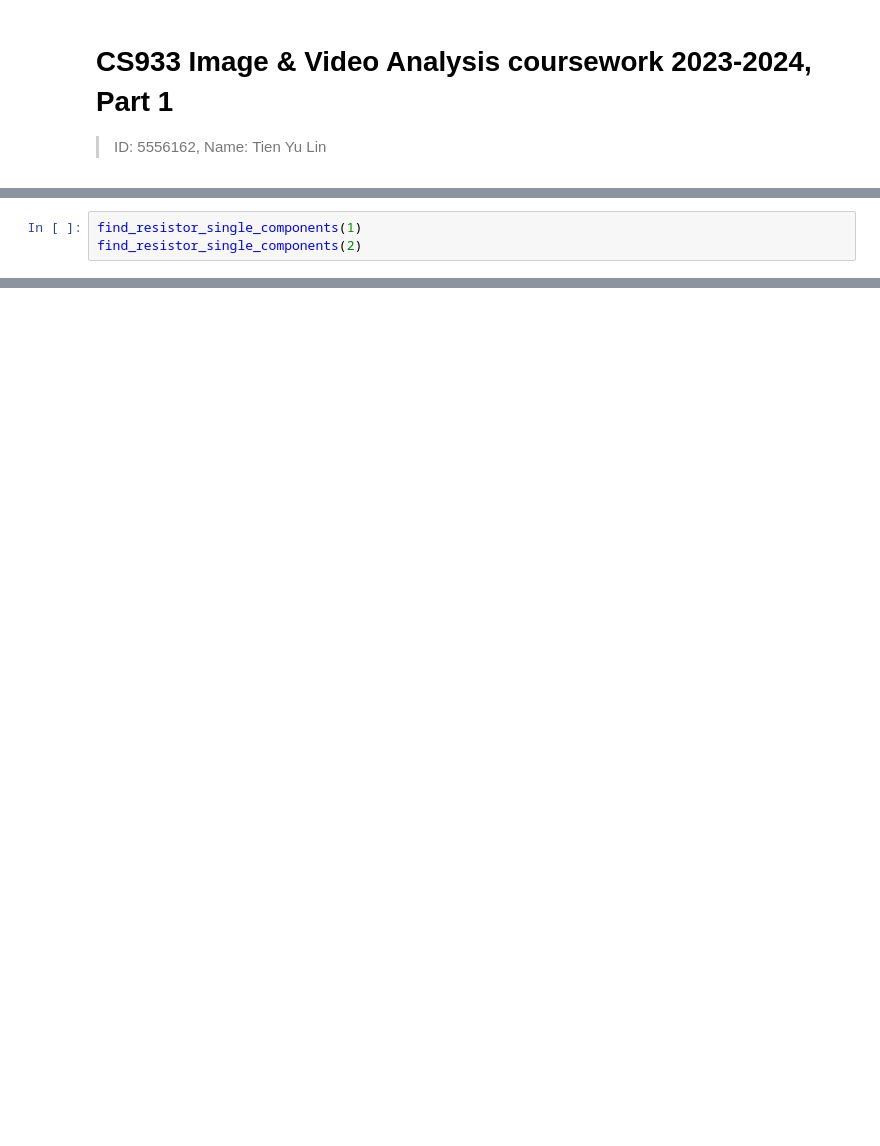
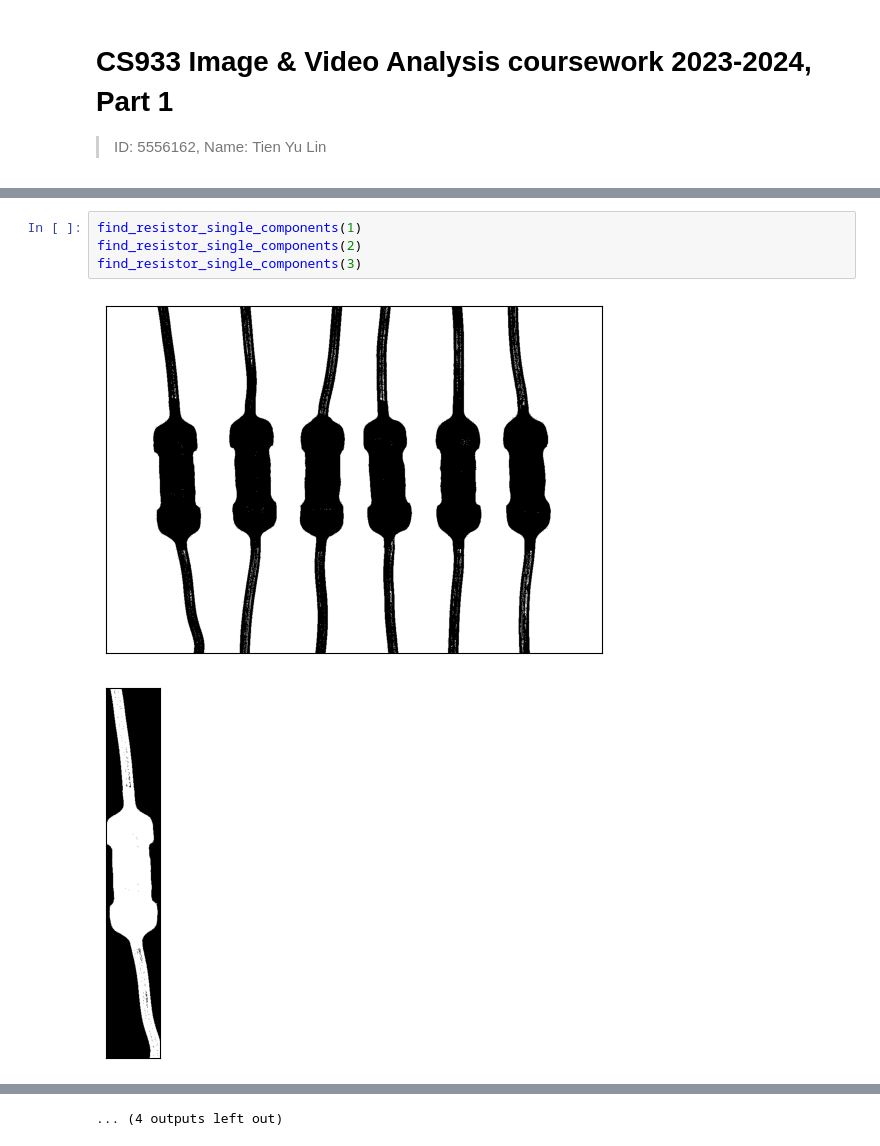
Before and after one commit to Xanonymous-GitHub/cs933-lab, a Jupyter notebook: practical_assignment/part-1.ipynb, the cells around one changed output, grey strips where cells are left out. Drawn from its saved outputs; the diff is of its cells as text; blank space fills up the shorter version.

Commit message:
feat: 🎸 roughly find bounding boxes of resister3

```diff
--- a/practical_assignment/part-1.ipynb
+++ b/practical_assignment/part-1.ipynb
@@ -73,3 +53,7 @@ def find_resistor_single_components(resister_num: int) -> None:
 # %%
 find_resistor_single_components(1)
 find_resistor_single_components(2)
+find_resistor_single_components(3)
+# %% [output]
+[figure, added]
+[figure, added]
@@ -75,0 +70 @@ find_resistor_single_components(2)
+... (4 outputs left out)
```
Also changed, not shown: parts of 3 cells of this notebook, 1 other file.
